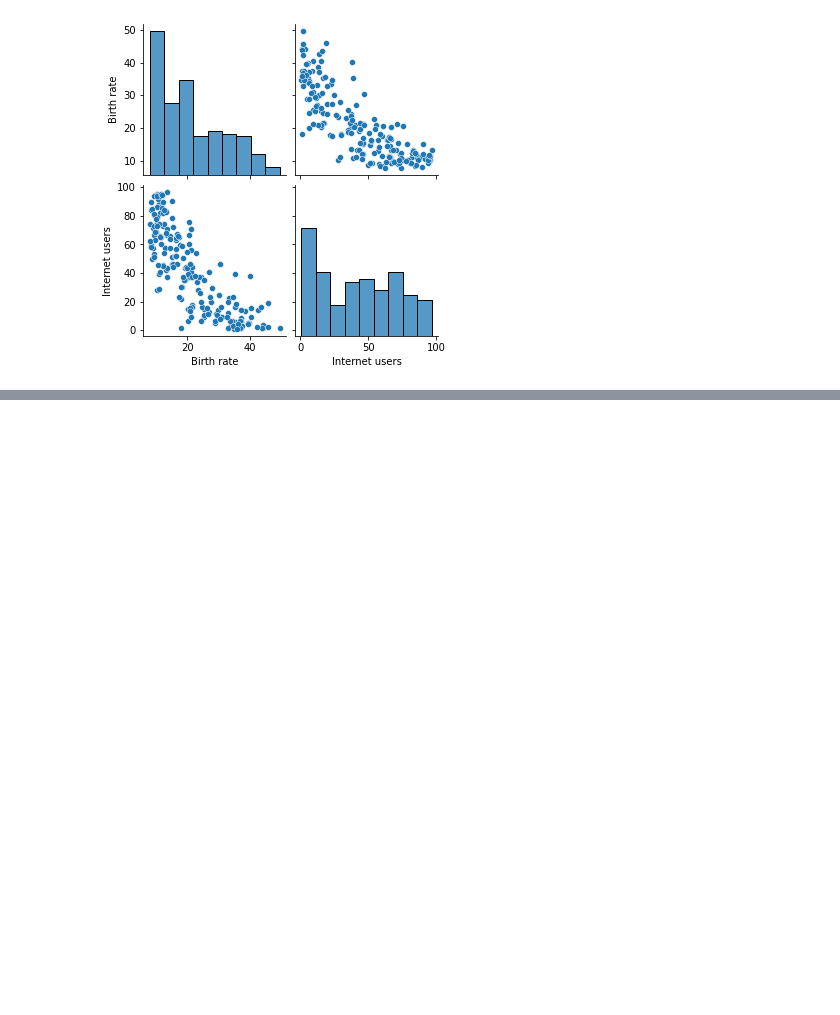
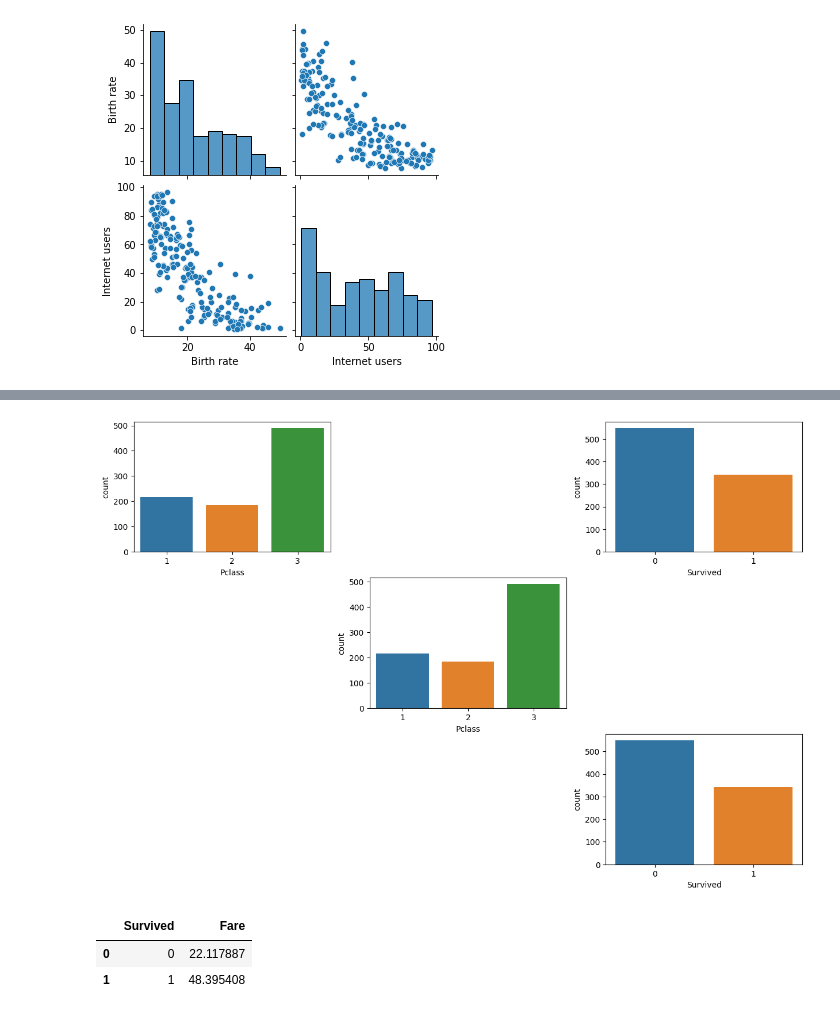
Before and after one commit to erynnguyen/python101, a Jupyter notebook: visualize_data.ipynb, the cells around one changed output, grey strips where cells are left out. Saved outputs shown, nothing was run; the diff lists cells and outputs as text; code cells hidden in the pictures; blank space fills up the shorter version.

```diff
--- a/visualize_data.ipynb
+++ b/visualize_data.ipynb
@@ -257,0 +341,37 @@ sns.pairplot(df)
+# %%
+#Recreate the below visualization layout with charts as countplots of Pclass and Survived.
+
+# Innitiate a figure
+plt.figure(figsize=(15, 10))
+
+# Point to the 1st subplot
+# First subplot is in the layout of 3 rows, 3 columns, first slot.
+plt.subplot(331)
+sns.countplot(data=df, x='Pclass')
+
+# Point to the 3rd subplot
+# The subplot is in the layout of 3 rows, 3 columns, 3rd slot.
+plt.subplot(333)
+sns.countplot(data=df, x='Survived')
+
+# Point to the 5th subplot
+# The subplot is in the layout of 3 rows, 3 columns, 5th slot.
+plt.subplot(335)
+sns.countplot(data=df, x='Pclass')
+
+# Point to the 9th subplot
+# The subplot is in the layout of 3 rows, 3 columns, 9th slot.
+plt.subplot(339)
+sns.countplot(data=df, x='Survived')
+
+plt.show()
+# The syntax in matplotlib in hierachy. Anything that is written under a subplot call will be drawn on that subplot.
+# %% [output]
+[figure, added]
+# %%
+mean_fare_by_survived = df.groupby('Survived')['Fare'].mean().reset_index()
+mean_fare_by_survived
+# %% [output]
+|  | Survived | Fare |
+| 0 | 0 | 22.117887 |
+| 1 | 1 | 48.395408 |
```
Also changed, not shown: parts of 66 cells of this notebook.
